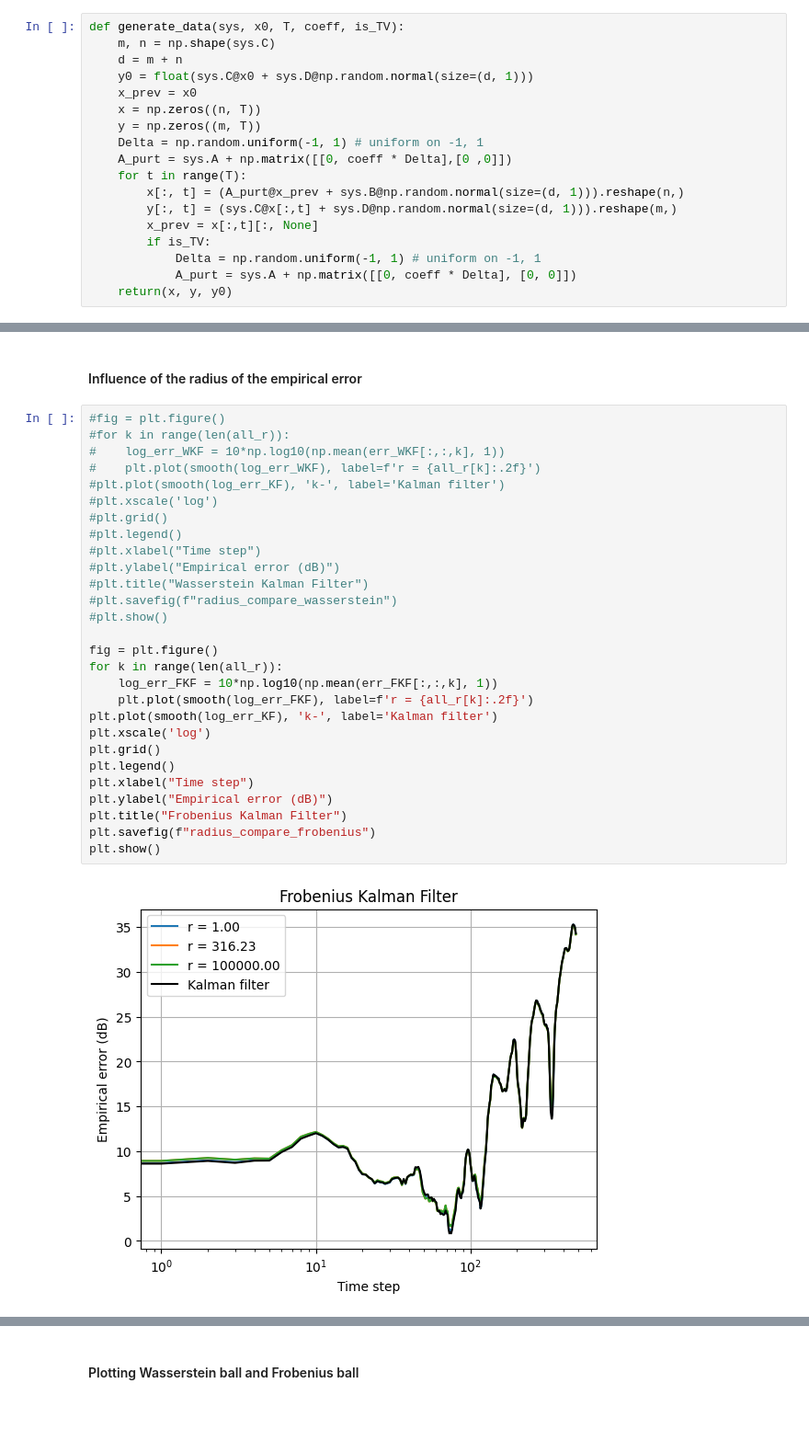
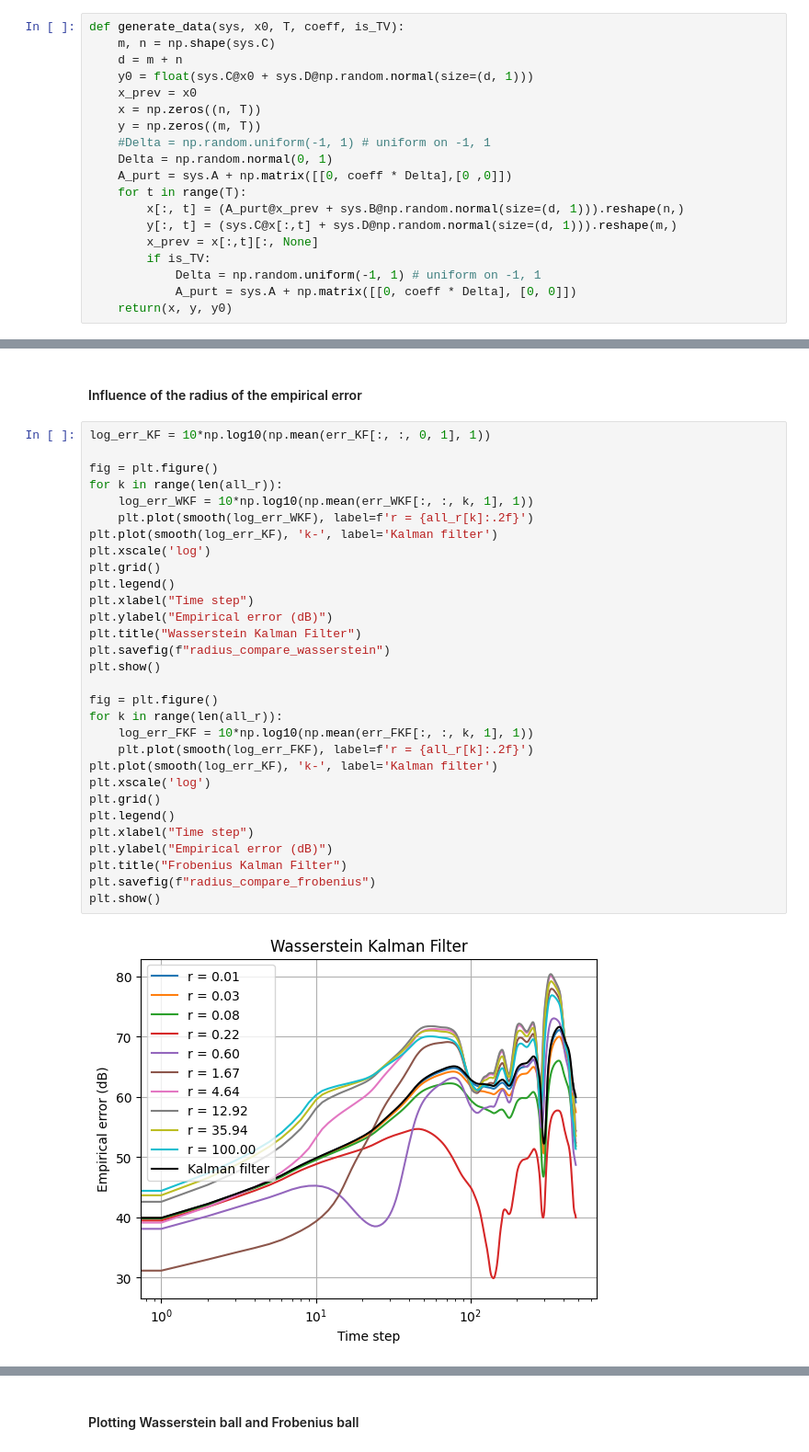
Before and after one commit to LudovicDeMatteis/FrobeniusKalmanFilter, a Jupyter notebook: Implementations.ipynb, the cells around one changed output, grey strips where cells are left out. Shown at 92% size. Saved outputs shown, nothing was run; the diff lists cells and outputs as text; blank space fills up the shorter version.

```diff
--- a/Implementations.ipynb
+++ b/Implementations.ipynb
@@ -223,7 +223,8 @@ def generate_data(sys, x0, T, coeff, is_TV):
     x_prev = x0
     x = np.zeros((n, T))
     y = np.zeros((m, T))
-    Delta = np.random.uniform(-1, 1) # uniform on -1, 1
+    #Delta = np.random.uniform(-1, 1) # uniform on -1, 1
+    Delta = np.random.normal(0, 1)
     A_purt = sys.A + np.matrix([[0, coeff * Delta],[0 ,0]])
     for t in range(T):
         x[:, t] = (A_purt@x_prev + sys.B@np.random.normal(size=(d, 1))).reshape(n,)
@@ -410,32 +477,34 @@ Done
 # %% [markdown]
 #### Influence of the radius of the empirical error
 # %%
-#fig = plt.figure()
-#for k in range(len(all_r)):
-#    log_err_WKF = 10*np.log10(np.mean(err_WKF[:,:,k], 1))
-#    plt.plot(smooth(log_err_WKF), label=f'r = {all_r[k]:.2f}')
-#plt.plot(smooth(log_err_KF), 'k-', label='Kalman filter')
-#plt.xscale('log')
-#plt.grid()
-#plt.legend()
-#plt.xlabel("Time step")
-#plt.ylabel("Empirical error (dB)")
-#plt.title("Wasserstein Kalman Filter")
-#plt.savefig(f"radius_compare_wasserstein")
-#plt.show()
+log_err_KF = 10*np.log10(np.mean(err_KF[:, :, 0, 1], 1))
 
 fig = plt.figure()
 for k in range(len(all_r)):
-    log_err_FKF = 10*np.log10(np.mean(err_FKF[:,:,k], 1))
+    log_err_WKF = 10*np.log10(np.mean(err_WKF[:, :, k, 1], 1))
+    plt.plot(smooth(log_err_WKF), label=f'r = {all_r[k]:.2f}')
+plt.plot(smooth(log_err_KF), 'k-', label='Kalman filter')
+plt.xscale('log')
+plt.grid()
+plt.legend()
+plt.xlabel("Time step")
+plt.ylabel("Empirical error (dB)")
+plt.title("Wasserstein Kalman Filter")
+plt.savefig(f"radius_compare_wasserstein")
+plt.show()
+
+fig = plt.figure()
+for k in range(len(all_r)):
+    log_err_FKF = 10*np.log10(np.mean(err_FKF[:, :, k, 1], 1))
     plt.plot(smooth(log_err_FKF), label=f'r = {all_r[k]:.2f}')
 plt.plot(smooth(log_err_KF), 'k-', label='Kalman filter')
 plt.xscale('log')
 plt.grid()
 plt.legend()
 plt.xlabel("Time step")
 plt.ylabel("Empirical error (dB)")
 plt.title("Frobenius Kalman Filter")
 plt.savefig(f"radius_compare_frobenius")
 plt.show()
 # %% [output]
-[figure, old version]
+[figure, new version]
```
Also changed, not shown: parts of 5 cells of this notebook.
